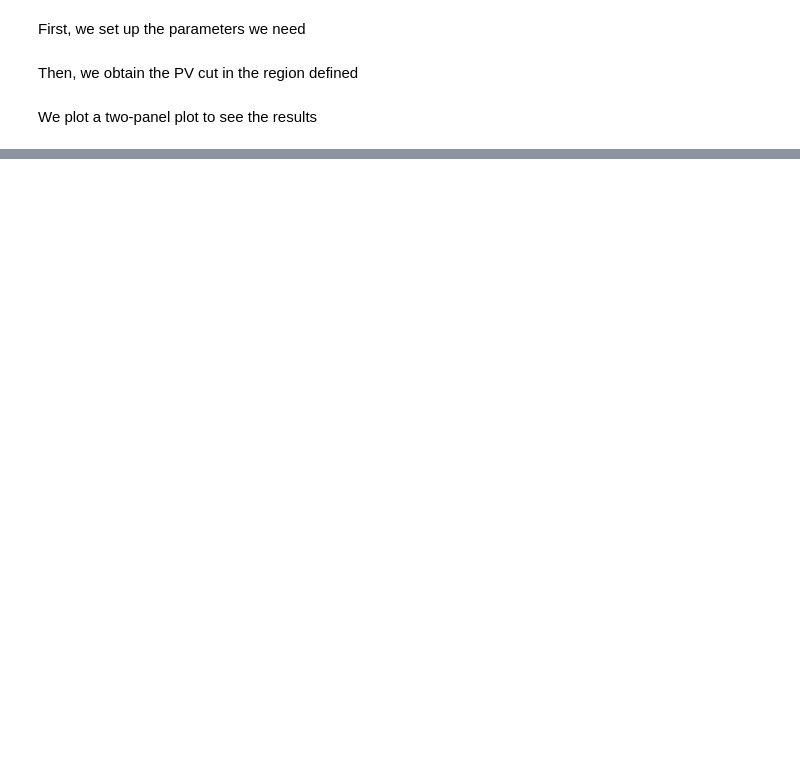
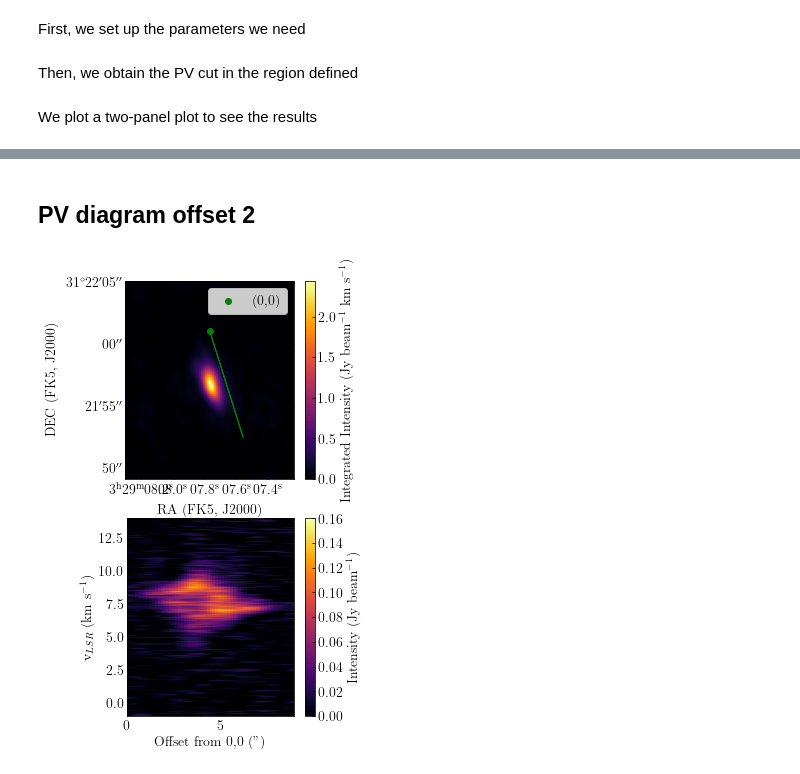
Before and after one commit to tere-valdivia/Per-emb-50_results, a Jupyter notebook: analysis/pvextract_disk.ipynb, the cells around one changed output, grey strips where cells are left out. Saved outputs shown, nothing was run; the diff lists cells and outputs as text; code cells hidden in the pictures; blank space fills up the shorter version.

```diff
--- a/analysis/pvextract_disk.ipynb
+++ b/analysis/pvextract_disk.ipynb
@@ -102,0 +249,65 @@ if saveplot:
+# %% [markdown]
+## PV diagram offset 2
+# %%
+savepv2 = 0
+saveplot2 = 0
+plotname2 = folder+'SO_5_44/CDconfig/pvdiagrams/pvex_SO_55_44_pvline2_' + str(widthpv)+'px'
+widthpv2 = 10
+
+vmin = 0.
+vmax = 0.16
+
+
+reg_sky2 = regions.read_ds9(regionfile2)[0]
+pvline2 = reg_sky2.to_pixel(wcsmom0)
+
+x0, y0 = reg_sky2.start.ra.value, reg_sky2.start.dec.value
+x1, y1 = reg_sky2.end.ra.value, reg_sky2.end.dec.value
+g2 = SkyCoord([x0, x1] *u.deg, [y0, y1]*u.deg) #from xx to xx
+path2 = Path(g2, width=widthpv2)
+
+
+slice2 = extract_pv_slice(cube, path2)
+if savepv2:
+    slice2.writeto(plotname2+'.fits')
+
+  # TODO: refactor
+norm = simple_norm(slice1.data, stretch, min_cut=vmin, max_cut=vmax)
+
+wcs = WCS(slice2.header)
+len0 = slice2.header['NAXIS1']
+offset0 = slice2.header['CRVAL1']
+i0 = slice2.header['CRPIX1']
+delta0 = slice2.header['CDELT1']
+len1 =slice2.header['NAXIS2']
+vel1 = slice2.header['CRVAL2']
+i1 = slice2.header['CRPIX2']
+delta1 = slice2.header['CDELT2']
+offset = np.array([(offset0 + delta0*(i-i0+1))for i in range(len0)])*3600
+velrange = np.array([(vel1 + delta1*(i-i1+1)) for i in range(len1)])/1.e3
+zoomlims = wcsmom0.all_world2pix([ra-radiusplot, ra+radiusplot],
+                             [dec-radiusplot, dec+radiusplot], 0)
+artist = pvline2.as_artist()
+fig = plt.figure(figsize=(4,8))
+
+ax = fig.add_subplot(211, projection=wcsmom0)
+im = ax.imshow(moment0.data, cmap='inferno', vmin=0)
+ax.scatter(pvline2.start.x, pvline2.start.y, color='g', label='(0,0)')
+fig.colorbar(im, ax=ax, label=r'Integrated Intensity (Jy beam$^{-1}$ km s$^{-1}$)')
+ax.set_xlim(zoomlims[0][1], zoomlims[0][0])
+ax.set_ylim(zoomlims[1][0], zoomlims[1][1])
+ax.add_artist(artist)
+ax.set_xlabel('RA (FK5, J2000)')
+ax.set_ylabel('DEC (FK5, J2000)')
+ax.legend()
+
+ax = fig.add_subplot(212)
+im = ax.pcolor(offset, velrange, slice2.data, cmap='inferno', norm=norm)
+fig.colorbar(im, ax=ax, label=r'Intensity (Jy beam$^{-1}$)')
+ax.set_aspect(aspect=0.7)
+ax.set_xlabel('Offset from 0,0 (")')
+ax.set_ylabel(r'v$_{LSR}$ (km s$^{-1}$)')
+if saveplot2:
+    fig.savefig(plotname2, bbox_inches='tight')
+# %% [output]
+[figure, added]
```
Also changed, not shown: parts of 9 cells of this notebook, 5 other files.
